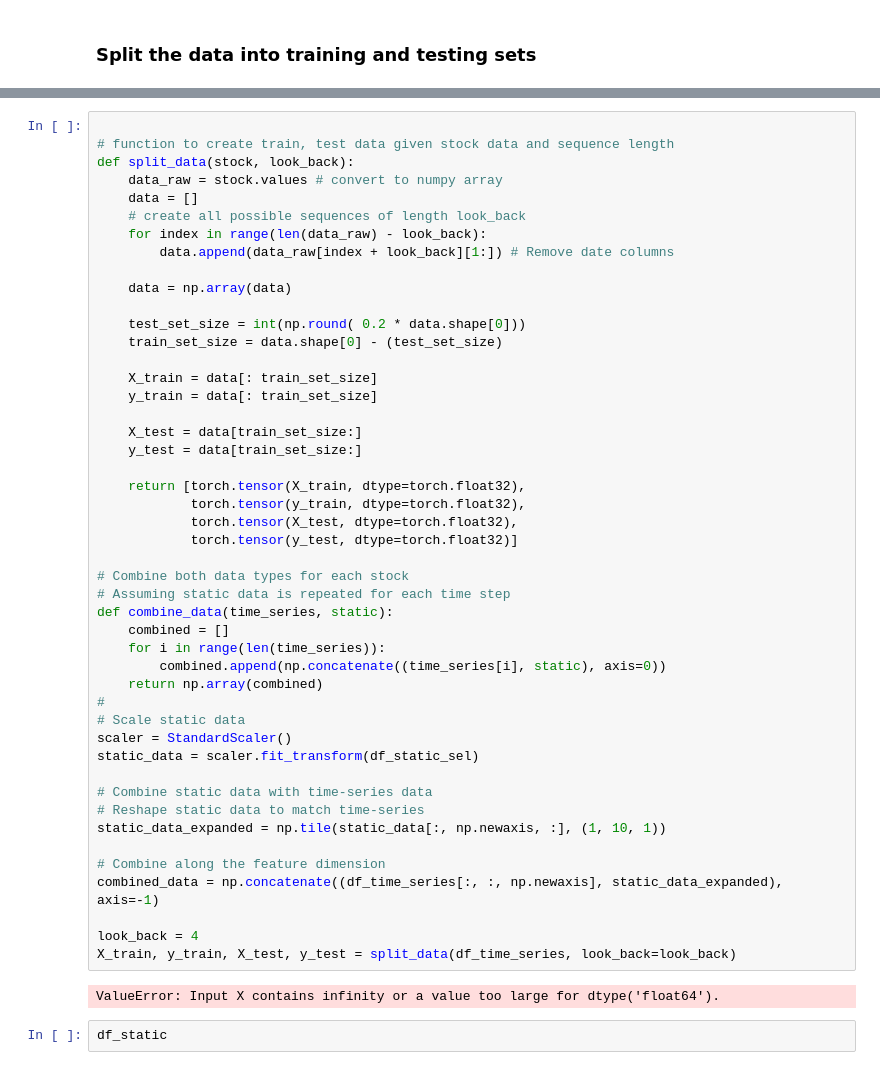
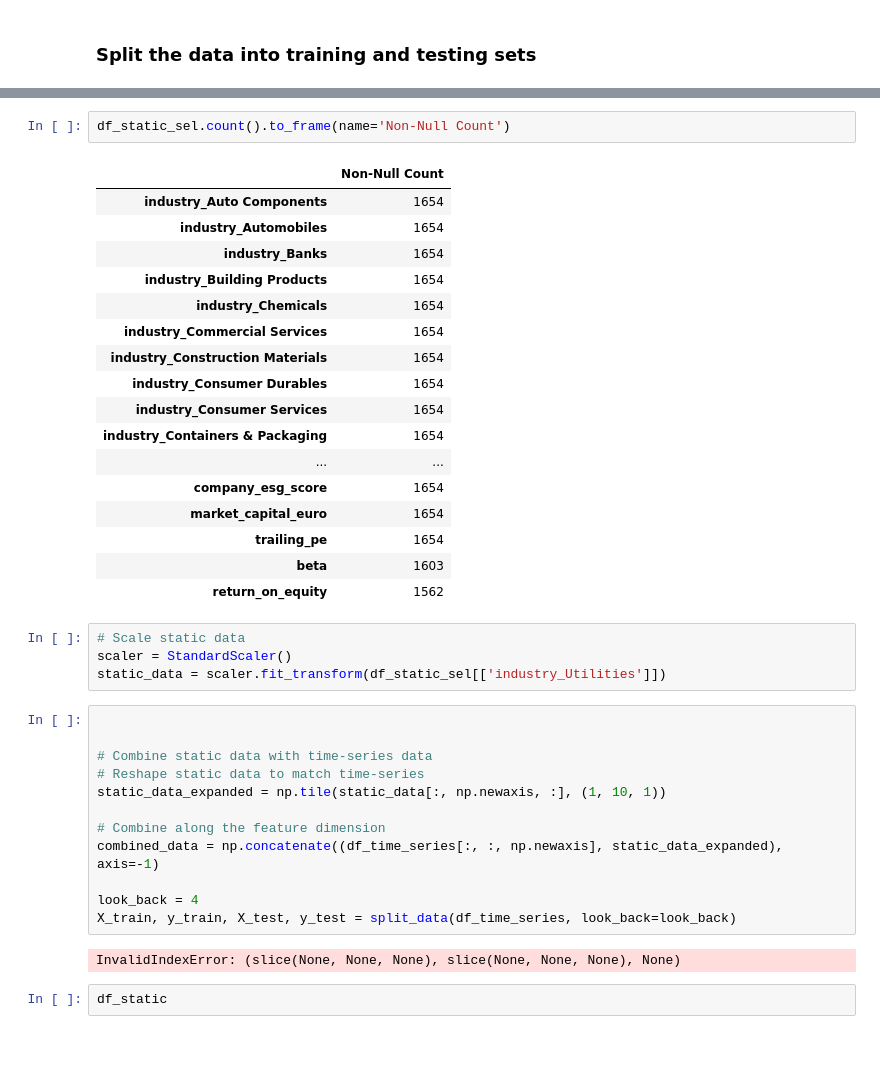
Before and after one commit to Herb-sh/sustainability_portfolio_optimisation, a Jupyter notebook: notebooks/models/4.2.model_LSTM_combo.ipynb, the cells around one changed output, grey strips where cells are left out. Cells and saved outputs as stored; diff of their text form.

```diff
--- a/notebooks/models/4.2.model_LSTM_combo.ipynb
+++ b/notebooks/models/4.2.model_LSTM_combo.ipynb
@@ -98,40 +130,29 @@ df_static_sel
+# %%
+df_static_sel.count().to_frame(name='Non-Null Count')
+# %% [output]
+|  | Non-Null Count |
+| industry_Auto Components | 1654 |
+| industry_Automobiles | 1654 |
+| industry_Banks | 1654 |
+| industry_Building Products | 1654 |
+| industry_Chemicals | 1654 |
+| industry_Commercial Services | 1654 |
+| industry_Construction Materials | 1654 |
+| industry_Consumer Durables | 1654 |
+| industry_Consumer Services | 1654 |
+| industry_Containers & Packaging | 1654 |
+| ... | ... |
+| company_esg_score | 1654 |
+| market_capital_euro | 1654 |
+| trailing_pe | 1654 |
+| beta | 1603 |
+| return_on_equity | 1562 |
+# %%
+# Scale static data
+scaler = StandardScaler()
+static_data = scaler.fit_transform(df_static_sel[['industry_Utilities']])
 # %%
 
-# function to create train, test data given stock data and sequence length
-def split_data(stock, look_back):
-    data_raw = stock.values # convert to numpy array
-    data = []
-    # create all possible sequences of length look_back
-    for index in range(len(data_raw) - look_back):
-        data.append(data_raw[index + look_back][1:]) # Remove date columns
-
-    data = np.array(data)
-
-    test_set_size = int(np.round( 0.2 * data.shape[0]))
-    train_set_size = data.shape[0] - (test_set_size)
-
-    X_train = data[: train_set_size]
-    y_train = data[: train_set_size]
-
-    X_test = data[train_set_size:]
-    y_test = data[train_set_size:]
-
-    return [torch.tensor(X_train, dtype=torch.float32),
-            torch.tensor(y_train, dtype=torch.float32),
-            torch.tensor(X_test, dtype=torch.float32),
-            torch.tensor(y_test, dtype=torch.float32)]
-
-# Combine both data types for each stock
-# Assuming static data is repeated for each time step
-def combine_data(time_series, static):
-    combined = []
-    for i in range(len(time_series)):
-        combined.append(np.concatenate((time_series[i], static), axis=0))
-    return np.array(combined)
-#
-# Scale static data
-scaler = StandardScaler()
-static_data = scaler.fit_transform(df_static_sel)
 
 # Combine static data with time-series data
 # Reshape static data to match time-series
@@ -143,7 +164,7 @@ combined_data = np.concatenate((df_time_series[:, :, np.newaxis], static_data_ex
 look_back = 4
 X_train, y_train, X_test, y_test = split_data(df_time_series, look_back=look_back)
 # %% [output]
-ValueError: Input X contains infinity or a value too large for dtype('float64').
+InvalidIndexError: (slice(None, None, None), slice(None, None, None), None)
 # %%
 df_static
 # %% [output]
```
Also changed, not shown: parts of 4 cells of this notebook, 5 other files.
